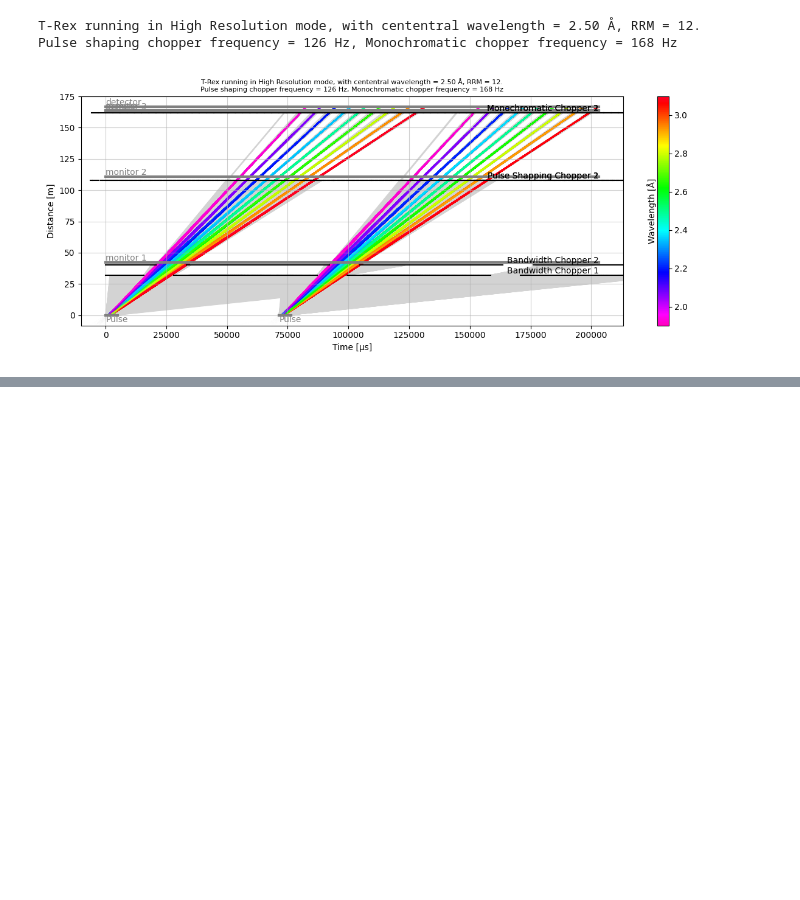
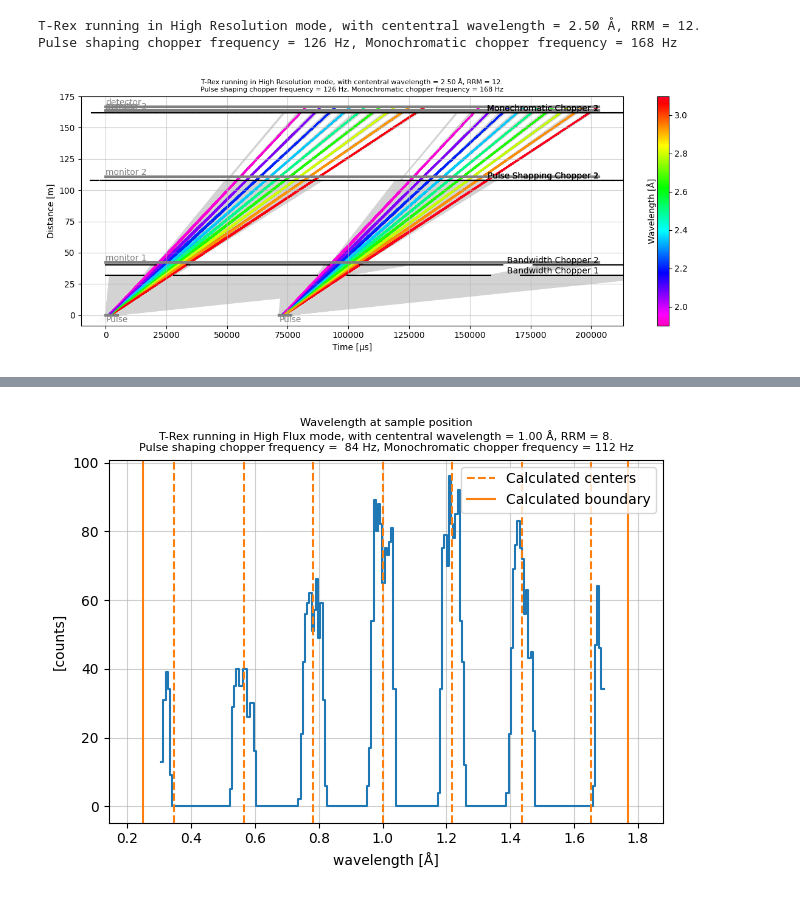
Before and after one commit to YooSunYoung/trex, a Jupyter notebook: jupyter/2_time_distance_diagram.ipynb, the cells around one changed output, grey strips where cells are left out. Cells and saved outputs as stored; diff of their text form; code cells hidden in the pictures; blank space fills up the shorter version.

```diff
--- a/jupyter/2_time_distance_diagram.ipynb
+++ b/jupyter/2_time_distance_diagram.ipynb
@@ -41,0 +43,34 @@ p.fig.tight_layout()
+# %%
+T_OFFSET = sc.scalar(1.7, unit="ms")
+central_wavelength = sc.scalar(1, unit="Å")
+rrm: int = 8 # repetition rate multiplication factor
+mode = "High Flux"  # Chopper mode
+
+trex=Instrument(wavelength=central_wavelength,rrm=rrm,mode=mode,t_offset=T_OFFSET)
+res = trex.model.run()
+
+# Squeeze the pulse dimension since we only have one pulse
+events_at_sample = res["sample"].data.squeeze()
+# Remove the events that don't make it to the detector
+events_at_sample = events_at_sample[~events_at_sample.masks["blocked_by_others"]]
+
+fig, ax = plt.subplots()
+events_at_sample.hist(wavelength=200).plot(ax=ax)
+ax.set_title('Wavelength at sample position\n'+str(trex), fontsize=8)
+
+delta_lambda = trex.calculate_delta_lambda()
+# plot expected Ei wavelength
+bw = trex.calculate_bandwidth()
+lambda_i = trex.calculate_incoming_wavelength(bw)
+
+for lam in lambda_i:
+    vline_i = ax.axvline(x = lam.values, c = 'C1', linestyle='--')
+for w in bw:
+    vline_bw = ax.axvline(x = w.values, c = 'C1', linestyle='-')
+
+ax.legend([vline_i,vline_bw],['Calculated centers','Calculated boundary'])
+ax.grid(alpha=0.6)
+ax.set_xlim([(bw[0]-delta_lambda/2).value,(bw[1]+delta_lambda/2).value])
+fig.tight_layout()
+# %% [output]
+[figure, added]
```
Also changed, not shown: parts of 3 cells of this notebook, 7 other files.
